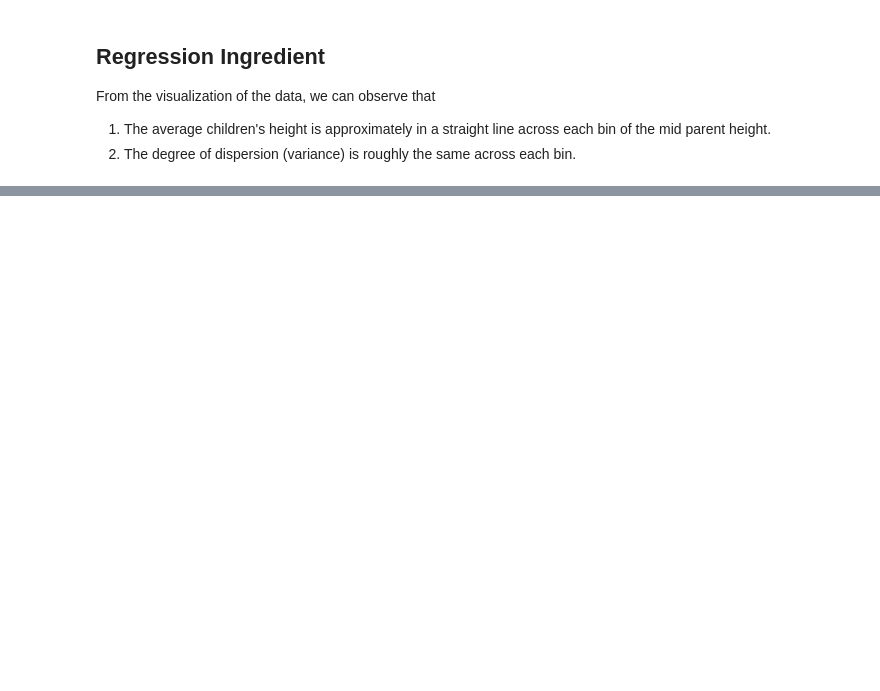
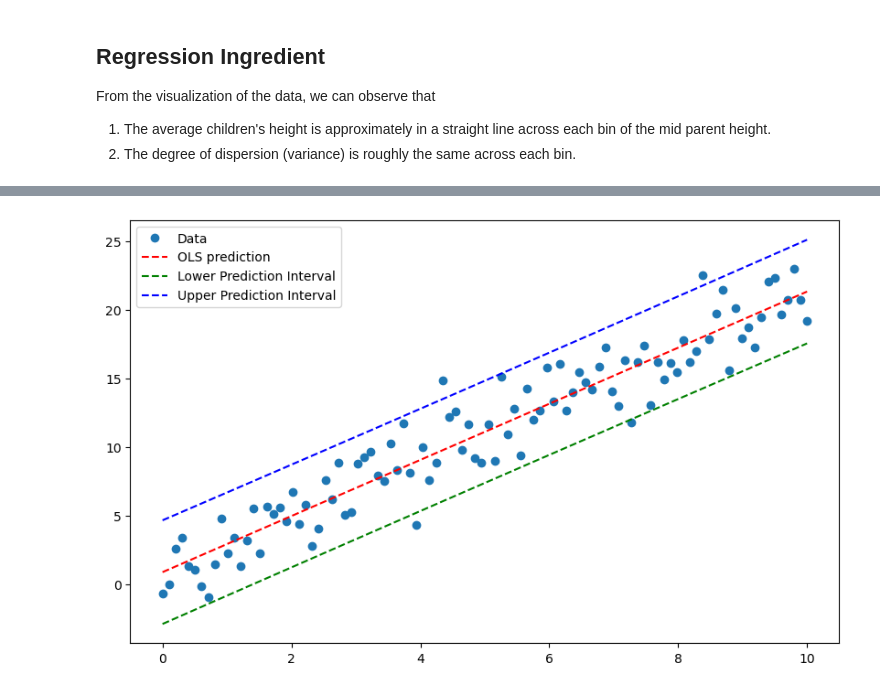
Before and after one commit to jasongong11/advanced_quantitative_research_method, a Jupyter notebook: Lecture5/Lecture5_simple_linear_regression.ipynb, the cells around one changed output, grey strips where cells are left out. Cells and saved outputs as stored; diff of their text form; code cells hidden in the pictures; blank space fills up the shorter version.

```diff
--- a/Lecture5/Lecture5_simple_linear_regression.ipynb
+++ b/Lecture5/Lecture5_simple_linear_regression.ipynb
@@ -93,0 +1406,30 @@ $$
+# %%
+import statsmodels.api as sm
+from statsmodels.sandbox.regression.predstd import wls_prediction_std
+
+# Sample data
+x = np.linspace(0, 10, 100)
+y = 2*x + 1 + np.random.normal(0, 2, 100)
+
+# Add constant to the model
+X = sm.add_constant(x)
+
+# Fit the model
+model = sm.OLS(y, X)
+results = model.fit()
+
+# Get prediction intervals
+pred_std, lower, upper = wls_prediction_std(results)
+
+# Plot the results
+fig, ax = plt.subplots(figsize=(10, 6))
+
+ax.plot(x, y, 'o', label='Data')
+ax.plot(x, results.fittedvalues, 'r--', label='OLS prediction')
+ax.plot(x, lower, 'g--', label='Lower Prediction Interval')
+ax.plot(x, upper, 'b--', label='Upper Prediction Interval')
+
+ax.legend(loc='best')
+plt.show()
+# %% [output]
+[figure, added]
```
Also changed, not shown: parts of 92 cells of this notebook, 20 other files.
